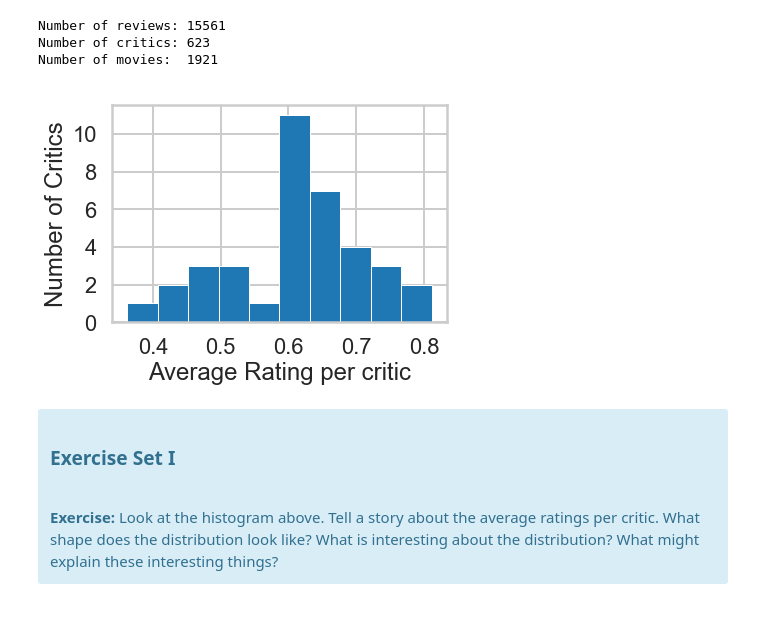
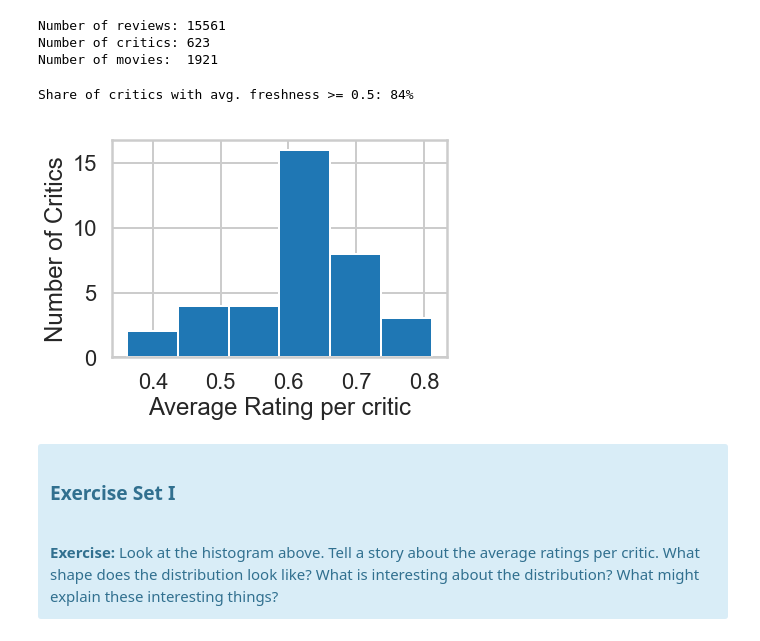
Before and after one commit to dennisgh/833-springboard_naive_bayes, a Jupyter notebook: Mini_Project_Naive_Bayes.ipynb, the cells around one changed output. Saved outputs shown, nothing was run; the diff lists cells and outputs as text; code cells hidden in the pictures.

```diff
--- a/Mini_Project_Naive_Bayes.ipynb
+++ b/Mini_Project_Naive_Bayes.ipynb
@@ -64,16 +64,19 @@ Number of movies:  1921
 # %%
 df = critics.copy()
 df['fresh'] = df.fresh == 'fresh'
 grp = df.groupby('critic')
 counts = grp.critic.count()  # number of reviews by each critic
 means = grp.fresh.mean()     # average freshness for each critic
 
-means[counts > 100].hist(bins=10, edgecolor='w', lw=1)
+means[counts > 100].hist(bins=int(len(means[counts > 100]) ** 0.5), edgecolor='w', linewidth=2)
 plt.xlabel("Average Rating per critic")
-plt.ylabel("Number of Critics")
-plt.yticks([0, 2, 4, 6, 8, 10]);
+plt.ylabel("Number of Critics");
+
+pct_avg_fresh_over_05 = sum(means[counts > 100] >= 0.5)/len(means[counts > 100])
+print(f'Share of critics with avg. freshness >= 0.5: {round(pct_avg_fresh_over_05*100)}%')
 # %% [output]
+Share of critics with avg. freshness >= 0.5: 84%
-[figure, old version]
+[figure, new version]
 # %% [markdown]
 <div class="span5 alert alert-info">
 <h3>Exercise Set I</h3>
```
Also changed, not shown: parts of 22 cells of this notebook.
